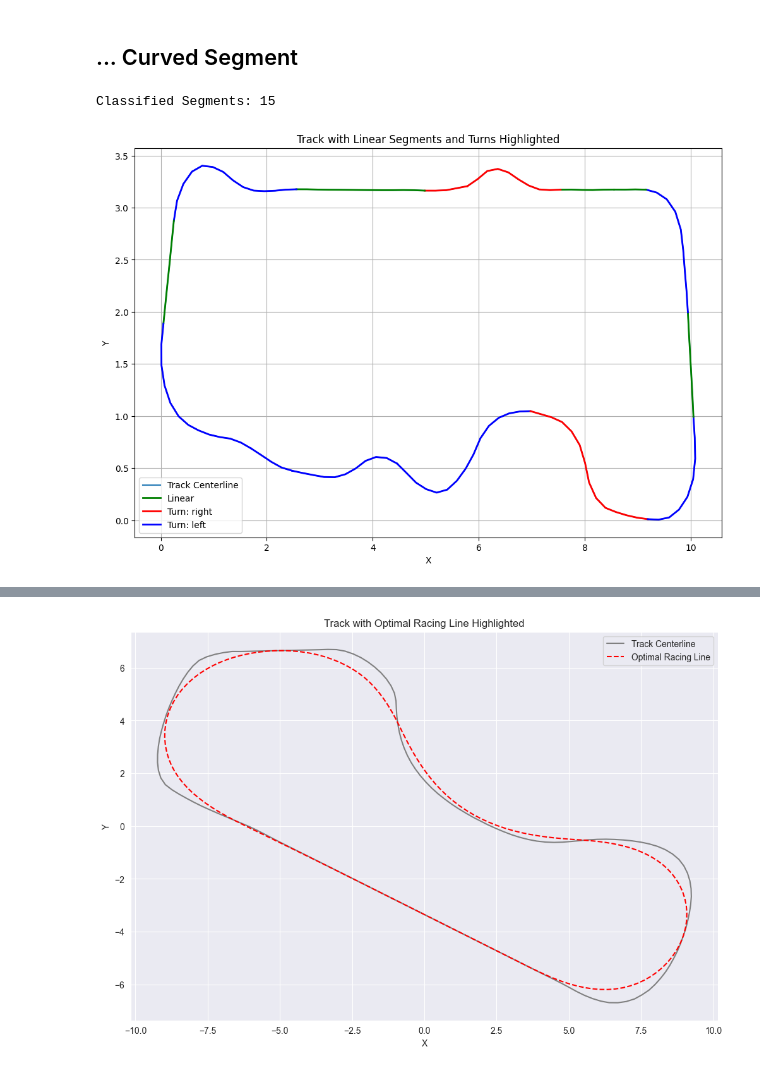
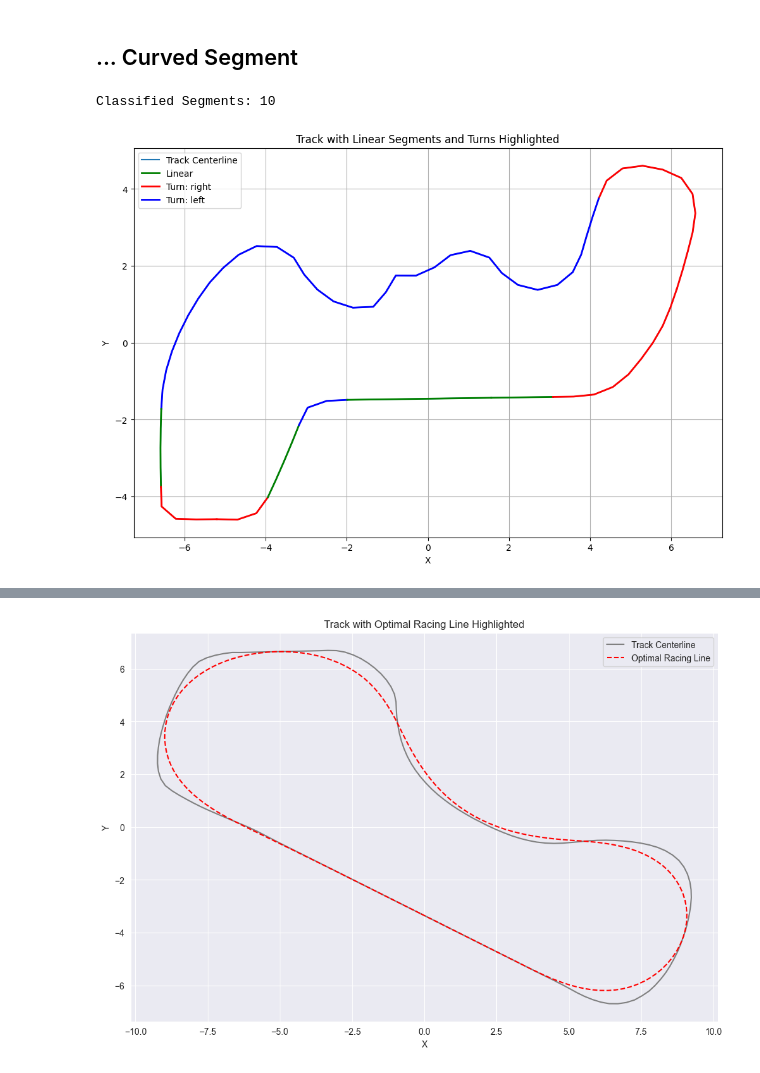
Before and after one commit to scscodes/dr2024, a Jupyter notebook: resources/TrackAnalysis.ipynb, the cells around one changed output, grey strips where cells are left out. Drawn from its saved outputs; the diff is of its cells as text; code cells hidden in the pictures.

```diff
--- a/resources/TrackAnalysis.ipynb
+++ b/resources/TrackAnalysis.ipynb
@@ -9,30 +9,16 @@ import copy
 from datetime import datetime
 from scipy.interpolate import splprep, splev
 from shapely import Polygon, Point, LineString
-# %%
-import nbformat
-
-# Load the notebook
-with open('TrackAnalysis.ipynb', 'r', encoding='utf-8') as f:
-    nb = nbformat.read(f, as_version=4)
-
-# Iterate over all cells and set 'execution_count' if it is missing
-for cell in nb.cells:
-    if cell.cell_type == 'code':
-        if 'execution_count' not in cell or cell.execution_count is None:
-            cell.execution_count = 0  # or set to an appropriate number if you prefer
-
-# Save the fixed notebook
-with open('TrackAnalysis.ipynb', 'w', encoding='utf-8') as f:
-    nbformat.write(nb, f)
 # %% [markdown]
 # Load Data: AWS Mock Inputs
 # %%
 # Track characteristics
-TRACK_NAME = '2022_summit_speedway'
-TRACK_LENGTH = 25.24
-TRACK_WIDTH = 1.07 #* 0.95  # percentage of full width
+TRACK_NAME = 'thunder_hill_open'
+TRACK_LENGTH = 41.55
+TRACK_WIDTH = 1.07
+
+TRACK_REDUCTION = 0.10  # 10% of original width
 
 # AWS parameters
-waypoints = np.load('../resources/tracks/2022_summit_speedway.npy')
-closest_waypoints = [3, 4]  # mocked
+waypoints = np.load(f'../resources/tracks/{TRACK_NAME}.npy')
+closest_waypoints = [1, 2]  # mocked
@@ -320,7 +321,7 @@ plot_segments_on_track(center_line, p_points, u_points, closest_waypoints)
 # %% [markdown]
 ## ... Curved Segment
 # %%
-def identify_segments(points, linear_threshold, turn_threshold, min_linear_points=5):
+def identify_segments(points, linear_threshold, turn_threshold, min_linear_points):
     """
     Identify linear segments and turns in the track centerline.
 
@@ -351,11 +352,8 @@ def identify_segments(points, linear_threshold, turn_threshold, min_linear_point
 
     def determine_turn_direction(point1, point2, point3):
         # Determine the direction of the turn
-        point1_3d = np.array([point1[0], point1[1], 0])
-        point2_3d = np.array([point2[0], point2[1], 0])
-        point3_3d = np.array([point3[0], point3[1], 0])
-        direction = np.cross(point2_3d - point1_3d, point3_3d - point2_3d)
-        return 'left' if direction[2] > 0 else 'right'
+        turn_vector = (point3[0] - point2[0]) * (point2[1] - point1[1]) - (point3[1] - point2[1]) * (point2[0] - point1[0])
+        return 'left' if turn_vector > 0 else 'right'
 
     start_index = 0
     segment_type = 'linear'
@@ -402,7 +400,6 @@ def identify_segments(points, linear_threshold, turn_threshold, min_linear_point
 
     return segments
 
-
 def plot_segments(points, segments):
     """
     Plot the track and highlight linear segments and turns.
@@ -415,36 +412,39 @@ def plot_segments(points, segments):
     y_coords = [point[1] for point in points]
 
     plt.figure(figsize=(12, 8))
     plt.plot(x_coords, y_coords, label='Track Centerline')
 
     for segment in segments:
         start_idx = segment['start_index']
         end_idx = segment['end_index']
         segment_x = x_coords[start_idx:end_idx+1]
         segment_y = y_coords[start_idx:end_idx+1]
         if segment['type'] == 'turn':
             color = 'red' if segment['direction'] == 'right' else 'blue'
             plt.plot(segment_x, segment_y, color=color, linewidth=2, label=f"Turn: {segment['direction']}")
         else:
             plt.plot(segment_x, segment_y, color='green', linewidth=2, label="Linear")
 
     handles, labels = plt.gca().get_legend_handles_labels()
     by_label = dict(zip(labels, handles))
     plt.legend(by_label.values(), by_label.keys())
 
     plt.xlabel('X')
     plt.ylabel('Y')
     plt.title('Track with Linear Segments and Turns Highlighted')
     plt.grid(True)
     plt.show()
 
+# Using the center_line from the provided waypoints
+center_line = waypoints[:,0:2]
 
-classified_segments = identify_segments(center_line, 0.25, 0.25, min_linear_points=5)
+# Identify and plot the segments
+classified_segments = identify_segments(center_line, linear_threshold=0.1, turn_threshold=0.3, min_linear_points=4)
 print('Classified Segments:', len(classified_segments))
 plot_segments(center_line, classified_segments)
 # %% [output]
-Classified Segments: 15
+Classified Segments: 10
-[figure, old version]
+[figure, new version]
 # %%
 def calculate_optimal_racing_line(points, segments, track_width):
     """
```
Also changed, not shown: parts of 27 cells of this notebook, 9 other files.
